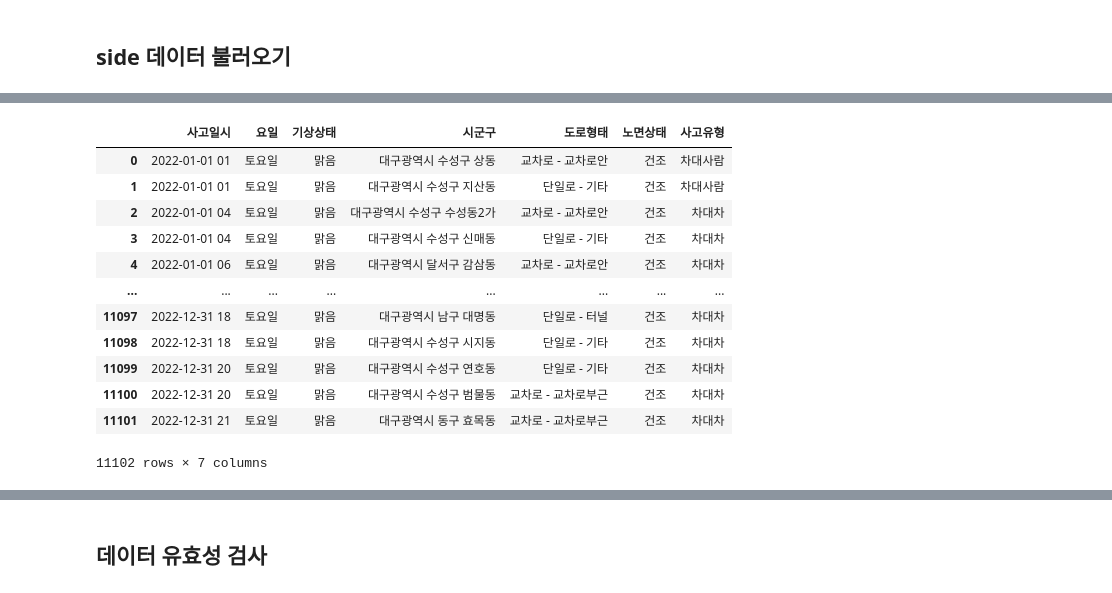
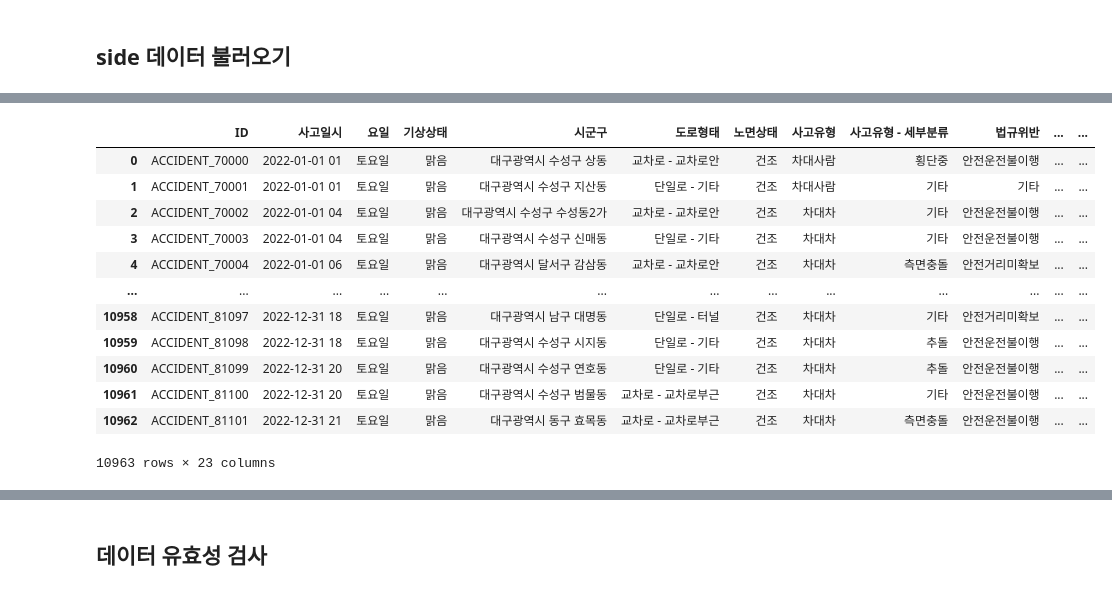
Before and after one commit to minseok1994/dacon_study, a Jupyter notebook: daegu_DEV/baseline.ipynb, the cells around one changed output, grey strips where cells are left out. Cells and saved outputs as stored; diff of their text form; code cells hidden in the pictures.

```diff
--- a/daegu_DEV/baseline.ipynb
+++ b/daegu_DEV/baseline.ipynb
@@ -161,3 +162,5 @@ park_org = pd.read_csv(os.path.join(file_path, 'car_park.csv'), encoding='EUC-KR
 cpzone_org = pd.read_csv(os.path.join(file_path, 'Children_protection_zone.csv'), encoding='EUC-KR') # 대구 어린이 보호구역 정보
 security_light_org = pd.read_csv(os.path.join(file_path, 'security_light.csv'), encoding='EUC-KR') # 대구 보안등 정보
 # cw_accident_org = pd.read_csv(os.path.join(file_path, 'countrywide_accident.csv'), encoding='utf-8') # 타 지역 사고 이력
+
+test_origin = pd.read_csv(os.path.join(file_path, 'test_origin.csv'), encoding='EUC-KR')
@@ -213,26 +182,25 @@ test_diff
 # %%
 # 날짜 형식 변환
-test_diff['사고일시'] = pd.to_datetime(
-    test_diff['사고일시']
+test_origin['사고일시'] = pd.to_datetime(
+    test_origin['사고일시']
     .str.replace(r'년|일', '-').str.replace('월', '-')
     .str.replace('시', '').str.strip()  # 공백 제거
 )
 
-test_diff['사고일시'] = test_diff['사고일시'].dt.strftime('%Y-%m-%d %H')
-test_diff['사고유형'] = test_diff['사고유형'].str.split(' - ').str[0]
+test_origin['사고일시'] = test_origin['사고일시'].dt.strftime('%Y-%m-%d %H')
 
-test_diff
+test_origin
 # %% [output]
-|  | 사고일시 | 요일 | 기상상태 | 시군구 | 도로형태 | 노면상태 | 사고유형 |
-| 0 | 2022-01-01 01 | 토요일 | 맑음 | 대구광역시 수성구 상동 | 교차로 - 교차로안 | 건조 | 차대사람 |
-| 1 | 2022-01-01 01 | 토요일 | 맑음 | 대구광역시 수성구 지산동 | 단일로 - 기타 | 건조 | 차대사람 |
-| 2 | 2022-01-01 04 | 토요일 | 맑음 | 대구광역시 수성구 수성동2가 | 교차로 - 교차로안 | 건조 | 차대차 |
-| 3 | 2022-01-01 04 | 토요일 | 맑음 | 대구광역시 수성구 신매동 | 단일로 - 기타 | 건조 | 차대차 |
-| 4 | 2022-01-01 06 | 토요일 | 맑음 | 대구광역시 달서구 감삼동 | 교차로 - 교차로안 | 건조 | 차대차 |
-| ... | ... | ... | ... | ... | ... | ... | ... |
-| 11097 | 2022-12-31 18 | 토요일 | 맑음 | 대구광역시 남구 대명동 | 단일로 - 터널 | 건조 | 차대차 |
-| 11098 | 2022-12-31 18 | 토요일 | 맑음 | 대구광역시 수성구 시지동 | 단일로 - 기타 | 건조 | 차대차 |
-| 11099 | 2022-12-31 20 | 토요일 | 맑음 | 대구광역시 수성구 연호동 | 단일로 - 기타 | 건조 | 차대차 |
-| 11100 | 2022-12-31 20 | 토요일 | 맑음 | 대구광역시 수성구 범물동 | 교차로 - 교차로부근 | 건조 | 차대차 |
-| 11101 | 2022-12-31 21 | 토요일 | 맑음 | 대구광역시 동구 효목동 | 교차로 - 교차로부근 | 건조 | 차대차 |
+|  | ID | 사고일시 | 요일 | 기상상태 | 시군구 | 도로형태 | 노면상태 | 사고유형 | 사고유형 - 세부분류 | 법규위반 | ... | ... |
+| 0 | ACCIDENT_70000 | 2022-01-01 01 | 토요일 | 맑음 | 대구광역시 수성구 상동 | 교차로 - 교차로안 | 건조 | 차대사람 | 횡단중 | 안전운전불이행 | ... | ... |
+| 1 | ACCIDENT_70001 | 2022-01-01 01 | 토요일 | 맑음 | 대구광역시 수성구 지산동 | 단일로 - 기타 | 건조 | 차대사람 | 기타 | 기타 | ... | ... |
+| 2 | ACCIDENT_70002 | 2022-01-01 04 | 토요일 | 맑음 | 대구광역시 수성구 수성동2가 | 교차로 - 교차로안 | 건조 | 차대차 | 기타 | 안전운전불이행 | ... | ... |
+| 3 | ACCIDENT_70003 | 2022-01-01 04 | 토요일 | 맑음 | 대구광역시 수성구 신매동 | 단일로 - 기타 | 건조 | 차대차 | 기타 | 안전운전불이행 | ... | ... |
+| 4 | ACCIDENT_70004 | 2022-01-01 06 | 토요일 | 맑음 | 대구광역시 달서구 감삼동 | 교차로 - 교차로안 | 건조 | 차대차 | 측면충돌 | 안전거리미확보 | ... | ... |
+| ... | ... | ... | ... | ... | ... | ... | ... | ... | ... | ... | ... | ... |
+| 10958 | ACCIDENT_81097 | 2022-12-31 18 | 토요일 | 맑음 | 대구광역시 남구 대명동 | 단일로 - 터널 | 건조 | 차대차 | 기타 | 안전거리미확보 | ... | ... |
+| 10959 | ACCIDENT_81098 | 2022-12-31 18 | 토요일 | 맑음 | 대구광역시 수성구 시지동 | 단일로 - 기타 | 건조 | 차대차 | 추돌 | 안전운전불이행 | ... | ... |
+| 10960 | ACCIDENT_81099 | 2022-12-31 20 | 토요일 | 맑음 | 대구광역시 수성구 연호동 | 단일로 - 기타 | 건조 | 차대차 | 추돌 | 안전운전불이행 | ... | ... |
+| 10961 | ACCIDENT_81100 | 2022-12-31 20 | 토요일 | 맑음 | 대구광역시 수성구 범물동 | 교차로 - 교차로부근 | 건조 | 차대차 | 기타 | 안전운전불이행 | ... | ... |
+| 10962 | ACCIDENT_81101 | 2022-12-31 21 | 토요일 | 맑음 | 대구광역시 동구 효목동 | 교차로 - 교차로부근 | 건조 | 차대차 | 측면충돌 | 안전운전불이행 | ... | ... |
-11102 rows × 7 columns
+10963 rows × 23 columns
```
Also changed, not shown: parts of 57 cells of this notebook, 4 other files.
